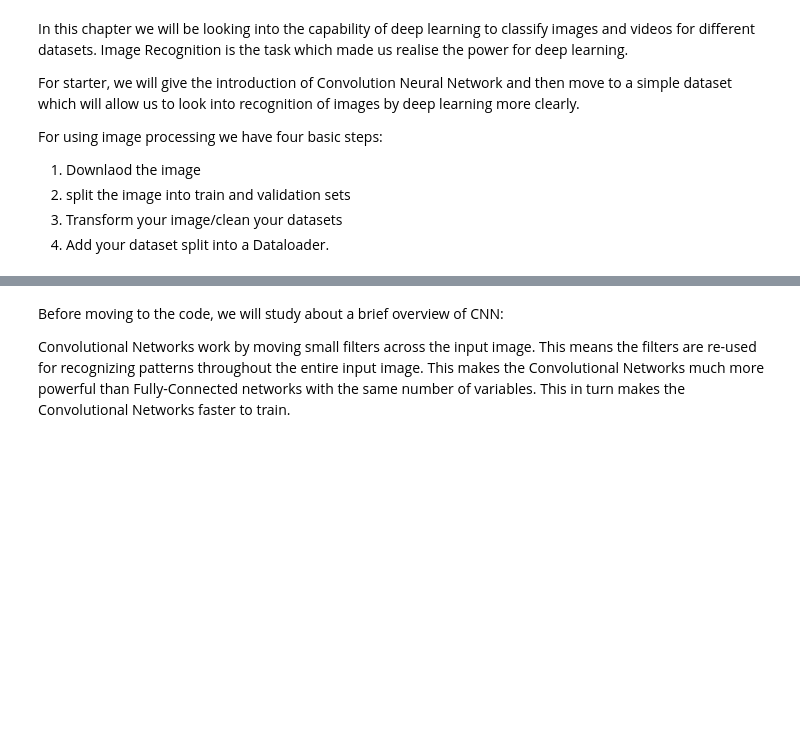
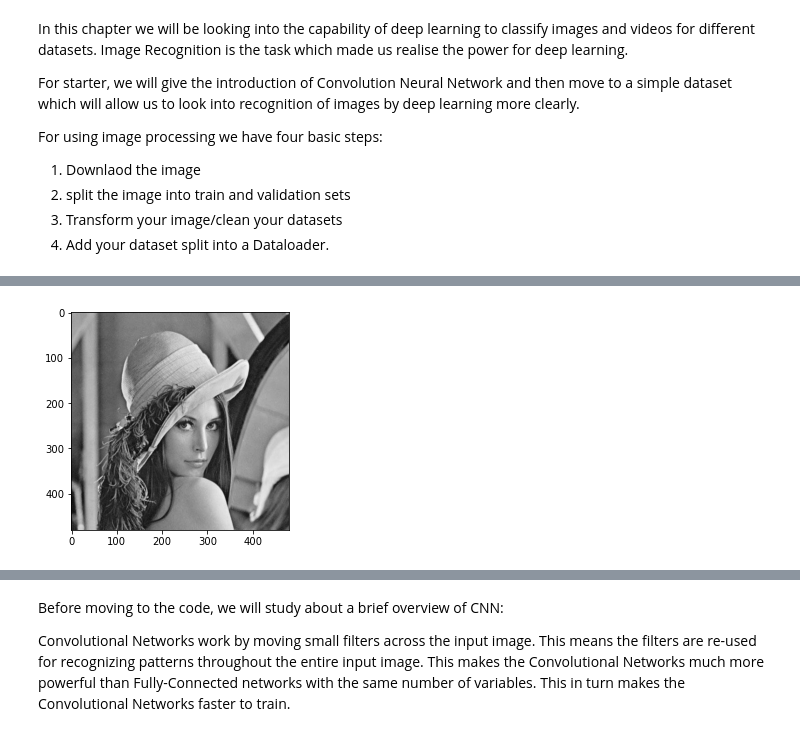
Before and after one commit to neuroneural/Deep_Learning_Catalyst, a Jupyter notebook: Deep_Learning_Course_Chapter_7.ipynb, the cells around one changed output, grey strips where cells are left out. Drawn from its saved outputs; the diff is of its cells as text; code cells hidden in the pictures; blank space fills up the shorter version.

```diff
--- a/Deep_Learning_Course_Chapter_7.ipynb
+++ b/Deep_Learning_Course_Chapter_7.ipynb
@@ -22,0 +58,15 @@ For using image processing we have four basic steps:
+# %%
+import cv2
+import numpy as np
+import matplotlib.pyplot as plt
+
+#get the data from your path and convert it to greyscale image
+image = cv2.imread('figures/1_original.jpeg')
+image = cv2.cvtColor(image, cv2.COLOR_BGR2GRAY)
+image.shape
+
+#show original image
+plt.imshow(image, cmap='gray')
+plt.show()
+# %% [output]
+[figure, added]
```
Also changed, not shown: parts of 11 cells of this notebook, 4 other files.
